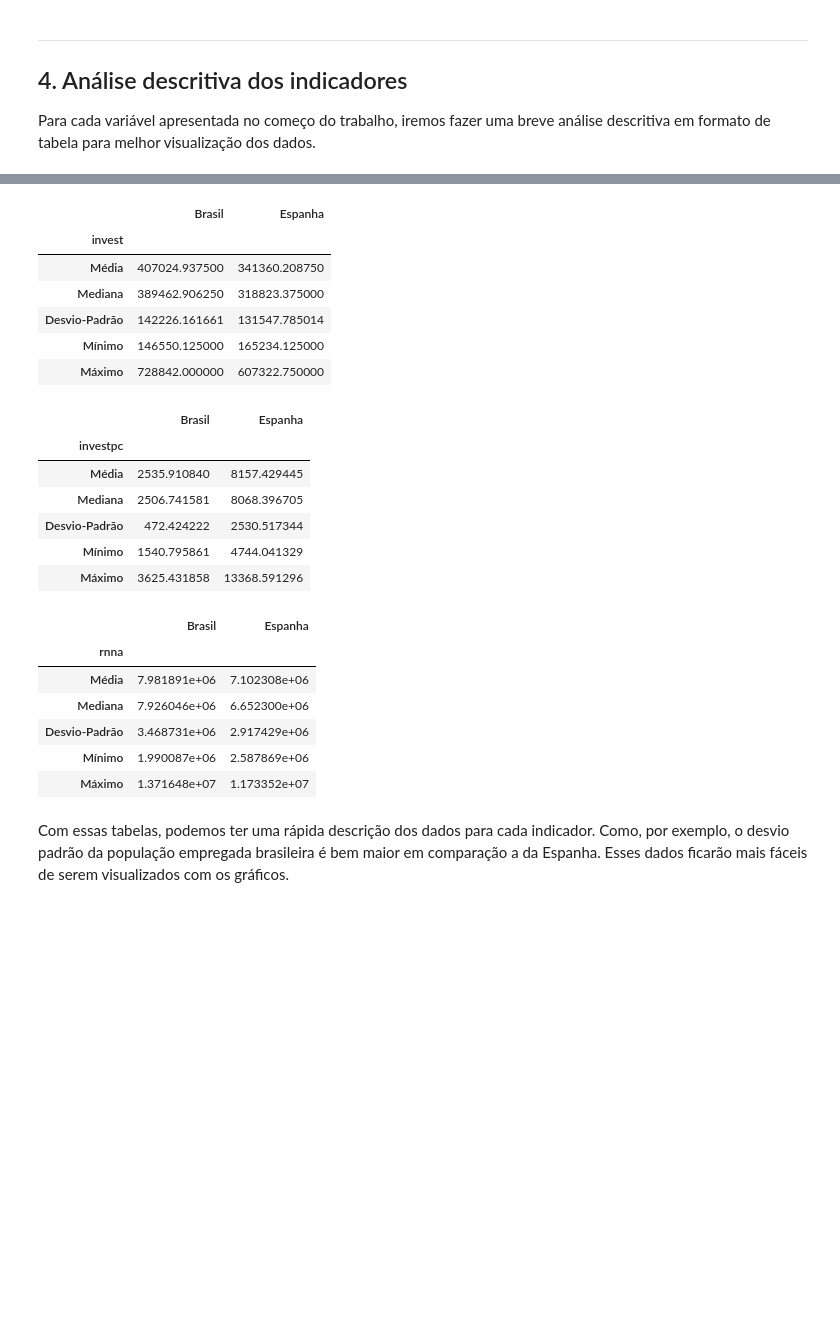
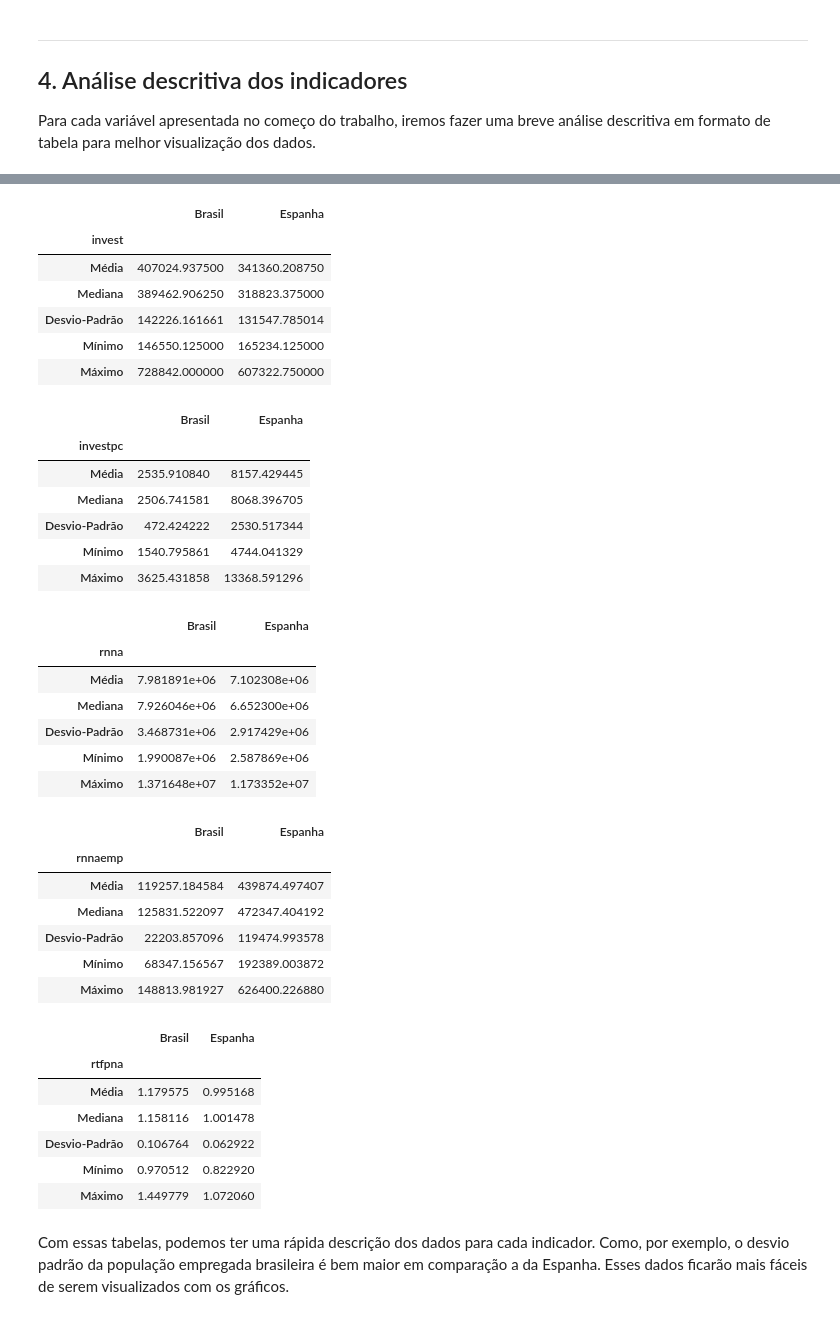
Before and after one commit to MatheusFumega/brasil-espanha, a Jupyter notebook: 6.ipynb, the cells around one changed output, grey strips where cells are left out. Drawn from its saved outputs; the diff is of its cells as text; code cells hidden in the pictures; blank space fills up the shorter version.

```diff
--- a/6.ipynb
+++ b/6.ipynb
@@ -136,7 +136,7 @@ Para cada variável apresentada no começo do trabalho, iremos fazer uma breve a
 # %%
 from IPython.display import display
 
-for i in data_brasil.columns[1:13]:
+for i in data_brasil.columns[1:15]:
 
     descritive = pd.DataFrame({"Brasil":[data_brasil[i].mean(), data_brasil[i].median(), data_brasil[i].std(ddof=1), data_brasil[i].min(), data_brasil[i].max()],
                           "Espanha":[data_espanha[i].mean(), data_espanha[i].median(), data_espanha[i].std(ddof=1), data_espanha[i].min(), data_espanha[i].max()]})
@@ -204,33 +204,47 @@ for i in data_brasil.columns[1:13]:
 | Mínimo | 6.045525e+05 | 5.568121e+05 |
 | Máximo | 3.282183e+06 | 1.923023e+06 |
 |  | Brasil | Espanha |
 | rdanapc |  |  |
 | Média | 11543.242640 | 29386.641631 |
 | Mediana | 11355.401608 | 29002.360029 |
 | Desvio-Padrão | 2337.824568 | 8074.415146 |
 | Mínimo | 6356.132344 | 16433.014098 |
 | Máximo | 16267.322427 | 42330.233065 |
 |  | Brasil | Espanha |
 | invest |  |  |
 | Média | 407024.937500 | 341360.208750 |
 | Mediana | 389462.906250 | 318823.375000 |
 | Desvio-Padrão | 142226.161661 | 131547.785014 |
 | Mínimo | 146550.125000 | 165234.125000 |
 | Máximo | 728842.000000 | 607322.750000 |
 |  | Brasil | Espanha |
 | investpc |  |  |
 | Média | 2535.910840 | 8157.429445 |
 | Mediana | 2506.741581 | 8068.396705 |
 | Desvio-Padrão | 472.424222 | 2530.517344 |
 | Mínimo | 1540.795861 | 4744.041329 |
 | Máximo | 3625.431858 | 13368.591296 |
 |  | Brasil | Espanha |
 | rnna |  |  |
 | Média | 7.981891e+06 | 7.102308e+06 |
 | Mediana | 7.926046e+06 | 6.652300e+06 |
 | Desvio-Padrão | 3.468731e+06 | 2.917429e+06 |
 | Mínimo | 1.990087e+06 | 2.587869e+06 |
 | Máximo | 1.371648e+07 | 1.173352e+07 |
+|  | Brasil | Espanha |
+| rnnaemp |  |  |
+| Média | 119257.184584 | 439874.497407 |
+| Mediana | 125831.522097 | 472347.404192 |
+| Desvio-Padrão | 22203.857096 | 119474.993578 |
+| Mínimo | 68347.156567 | 192389.003872 |
+| Máximo | 148813.981927 | 626400.226880 |
+|  | Brasil | Espanha |
+| rtfpna |  |  |
+| Média | 1.179575 | 0.995168 |
+| Mediana | 1.158116 | 1.001478 |
+| Desvio-Padrão | 0.106764 | 0.062922 |
+| Mínimo | 0.970512 | 0.822920 |
+| Máximo | 1.449779 | 1.072060 |
 # %% [markdown]
 Com essas tabelas, podemos ter uma rápida descrição dos dados para cada indicador. Como, por exemplo, o desvio padrão da população empregada brasileira é bem maior em comparação a da Espanha. Esses dados ficarão mais fáceis de serem visualizados com os gráficos.
 # %% [markdown]
```
Also changed, not shown: parts of 7 cells of this notebook.
